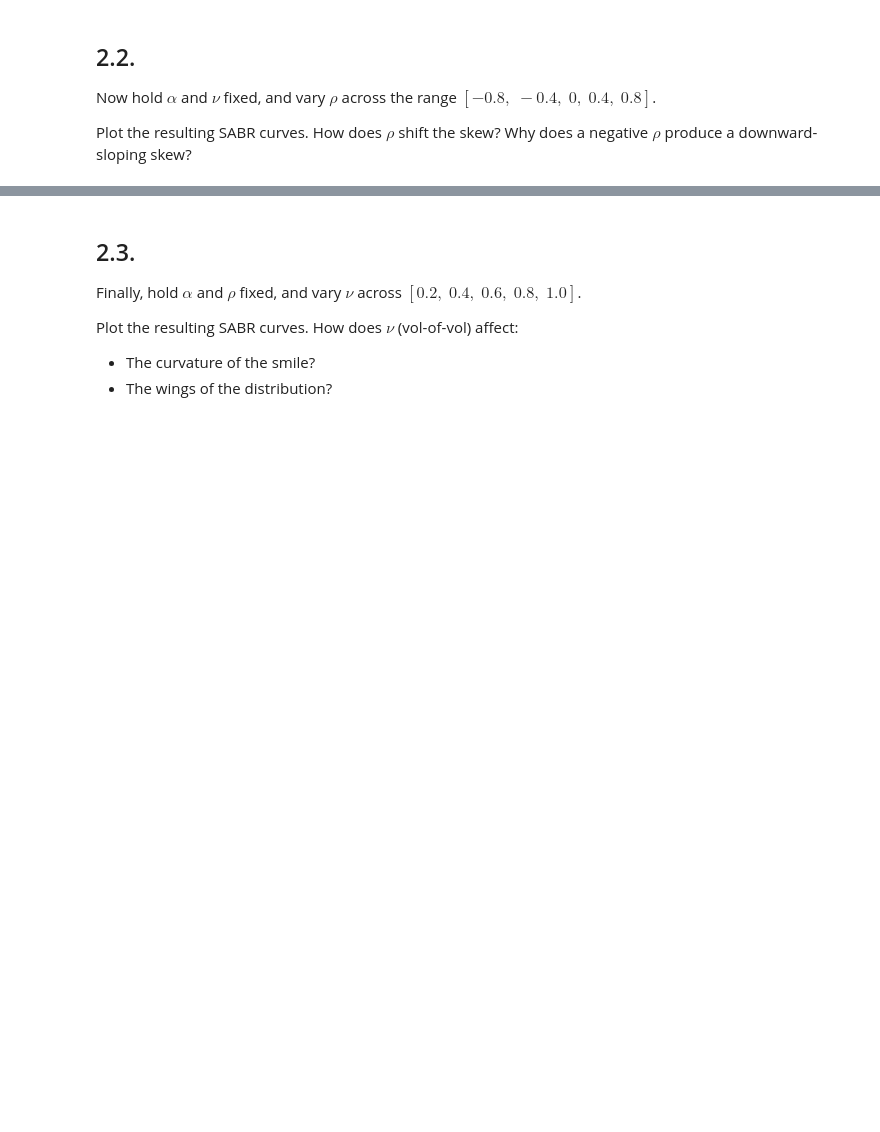
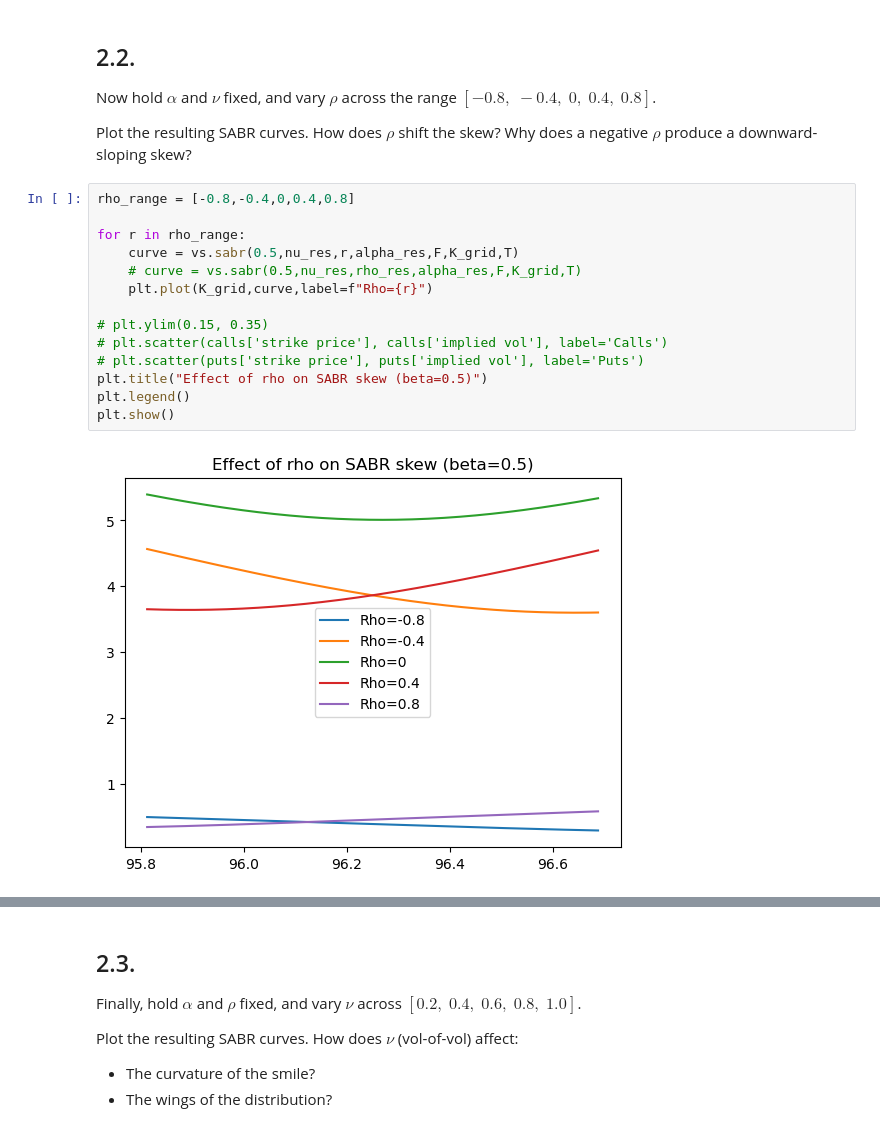
Before and after one commit to reecevdw/FINM-375-GROUP-B, a Jupyter notebook: hw3/E.8.1.%20SABR%20Calibration%20and%20Hedging.ipynb, the cells around one changed output, grey strips where cells are left out. Saved outputs shown, nothing was run; the diff lists cells and outputs as text; blank space fills up the shorter version.

```diff
--- a/hw3/E.8.1.%20SABR%20Calibration%20and%20Hedging.ipynb
+++ b/hw3/E.8.1.%20SABR%20Calibration%20and%20Hedging.ipynb
@@ -228,3 +249,19 @@ Now hold $\alpha$ and $\nu$ fixed, and vary $\rho$ across the range $[-0.8,\; -0
 Plot the resulting SABR curves.
 How does $\rho$ shift the skew?
 Why does a negative $\rho$ produce a downward-sloping skew?
+# %%
+rho_range = [-0.8,-0.4,0,0.4,0.8]
+
+for r in rho_range:
+    curve = vs.sabr(0.5,nu_res,r,alpha_res,F,K_grid,T)
+    # curve = vs.sabr(0.5,nu_res,rho_res,alpha_res,F,K_grid,T)
+    plt.plot(K_grid,curve,label=f"Rho={r}")
+
+# plt.ylim(0.15, 0.35)
+# plt.scatter(calls['strike price'], calls['implied vol'], label='Calls')
+# plt.scatter(puts['strike price'], puts['implied vol'], label='Puts')
+plt.title("Effect of rho on SABR skew (beta=0.5)")
+plt.legend()
+plt.show()
+# %% [output]
+[figure, added]
```
Also changed, not shown: parts of 6 cells of this notebook.
